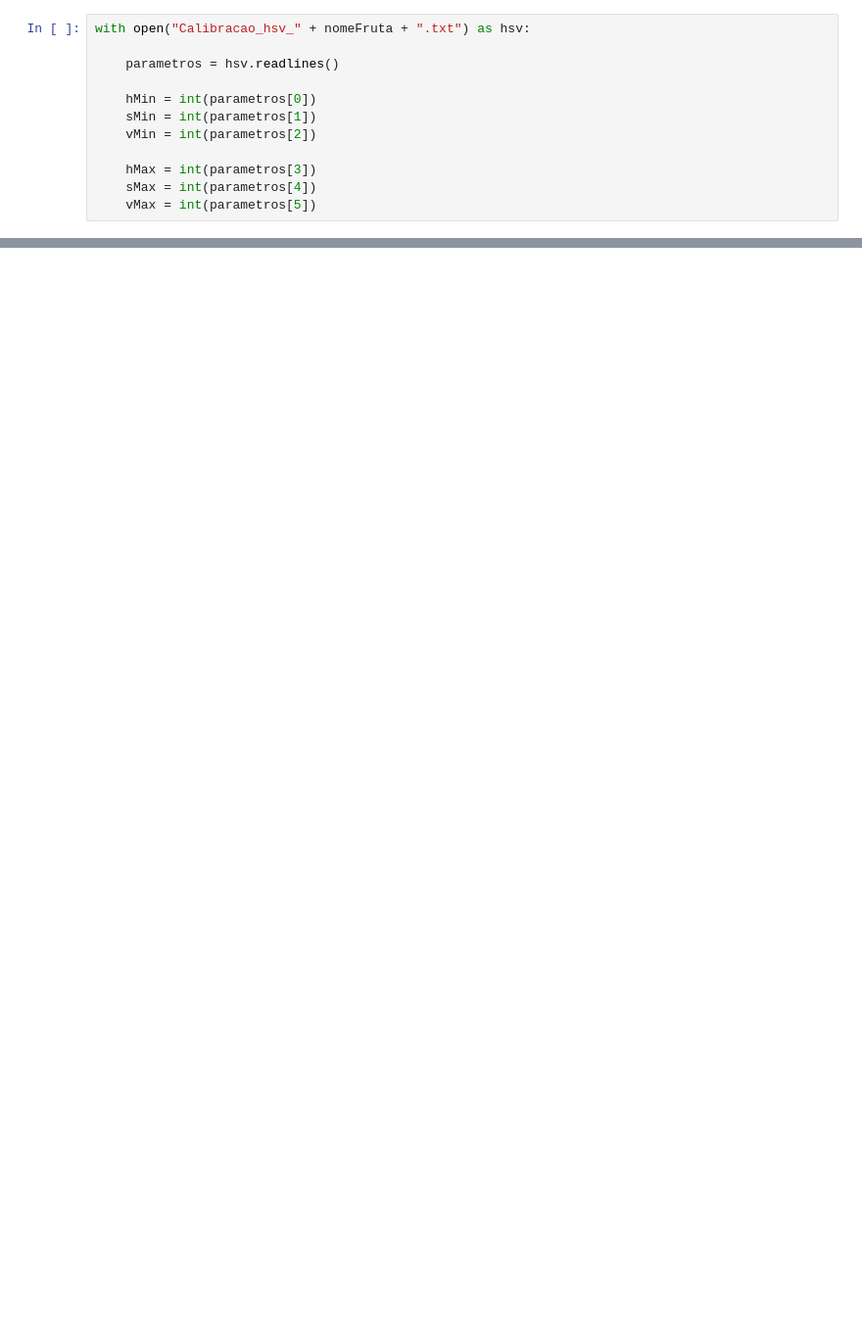
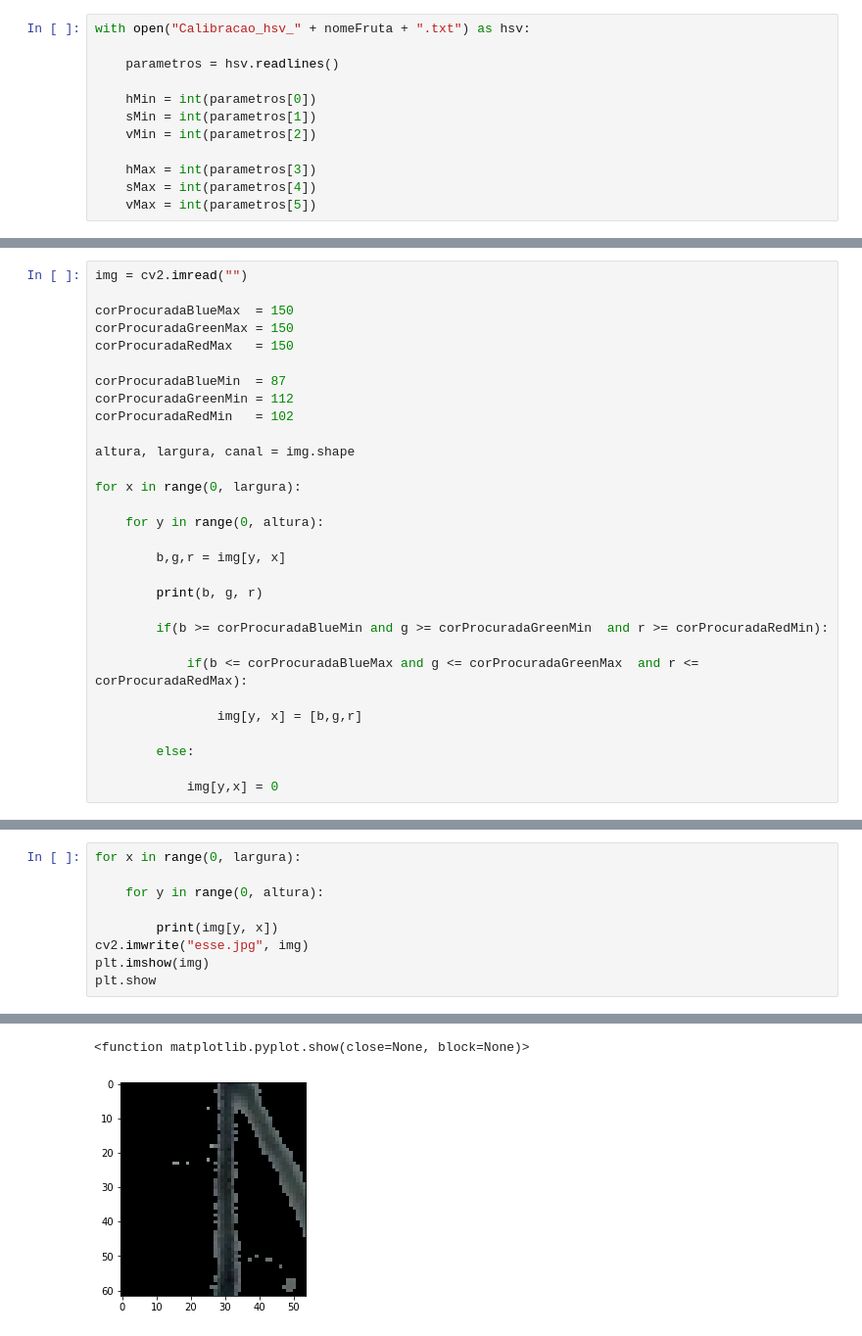
Before and after one commit to AndreAlbu/SVCf, a Jupyter notebook: HSV/IdentificacaoHSV.ipynb, the cells around one changed output, grey strips where cells are left out. Shown at 98% size. Cells and saved outputs as stored; diff of their text form; blank space fills up the shorter version.

```diff
--- a/HSV/IdentificacaoHSV.ipynb
+++ b/HSV/IdentificacaoHSV.ipynb
@@ -112,0 +187,30 @@ cap.release()
+# %%
+img = cv2.imread("")
+
+corProcuradaBlueMax  = 150
+corProcuradaGreenMax = 150
+corProcuradaRedMax   = 150
+
+corProcuradaBlueMin  = 87
+corProcuradaGreenMin = 112
+corProcuradaRedMin   = 102
+
+altura, largura, canal = img.shape
+
+for x in range(0, largura):
+
+    for y in range(0, altura):
+
+        b,g,r = img[y, x]
+
+        print(b, g, r)
+
+        if(b >= corProcuradaBlueMin and g >= corProcuradaGreenMin  and r >= corProcuradaRedMin):
+
+            if(b <= corProcuradaBlueMax and g <= corProcuradaGreenMax  and r <= corProcuradaRedMax):
+
+                img[y, x] = [b,g,r]
+
+        else:
+
+            img[y,x] = 0
@@ -112,0 +235,10 @@ cap.release()
+# %%
+for x in range(0, largura):
+
+    for y in range(0, altura):
+
+        print(img[y, x])
+cv2.imwrite("esse.jpg", img)
+plt.imshow(img)
+plt.show
+# %% [output]
@@ -112,0 +262,2 @@ cap.release()
+<function matplotlib.pyplot.show(close=None, block=None)>
+[figure, added]
```
Also changed, not shown: parts of 8 cells of this notebook.
